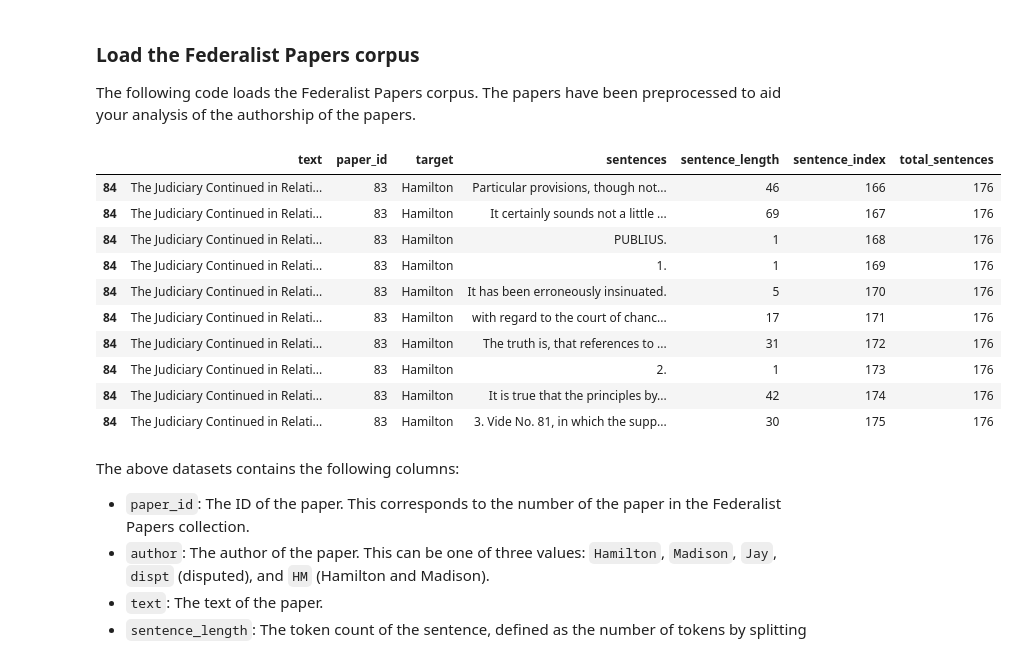
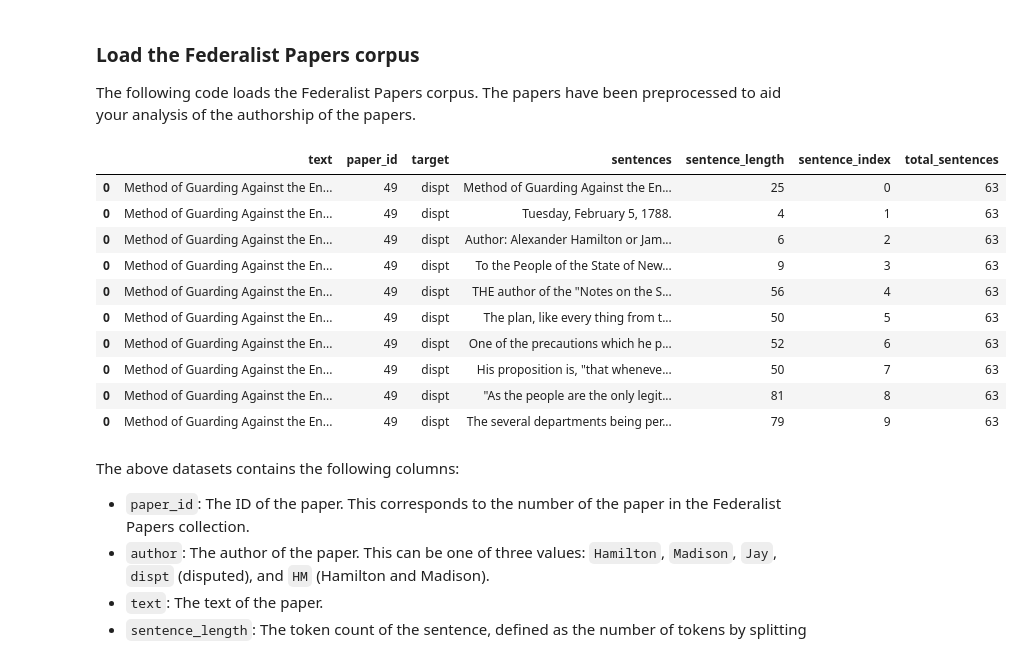
Before and after one commit to rija-masroor/DATA340_Project2, a Jupyter notebook: 02_Author_Prediction_RNN_Model.ipynb, the cells around one changed output. Saved outputs shown, nothing was run; the diff lists cells and outputs as text; code cells hidden in the pictures.

```diff
--- a/02_Author_Prediction_RNN_Model.ipynb
+++ b/02_Author_Prediction_RNN_Model.ipynb
@@ -119,19 +119,19 @@ Total number of disputed papers: 11
 The following code loads the Federalist Papers corpus. The papers have been preprocessed to aid your analysis of the authorship of the papers.
 # %%
 corpus = pd.read_pickle('fp_corpus.pkl')
-corpus.tail(10)
+corpus.head(10)
 # %% [output]
 |  | text | paper_id | target | sentences | sentence_length | sentence_index | total_sentences |
-| 84 | The Judiciary Continued in Relati... | 83 | Hamilton | Particular provisions, though not... | 46 | 166 | 176 |
-| 84 | The Judiciary Continued in Relati... | 83 | Hamilton | It certainly sounds not a little ... | 69 | 167 | 176 |
-| 84 | The Judiciary Continued in Relati... | 83 | Hamilton | PUBLIUS. | 1 | 168 | 176 |
-| 84 | The Judiciary Continued in Relati... | 83 | Hamilton | 1. | 1 | 169 | 176 |
-| 84 | The Judiciary Continued in Relati... | 83 | Hamilton | It has been erroneously insinuated. | 5 | 170 | 176 |
-| 84 | The Judiciary Continued in Relati... | 83 | Hamilton | with regard to the court of chanc... | 17 | 171 | 176 |
-| 84 | The Judiciary Continued in Relati... | 83 | Hamilton | The truth is, that references to ... | 31 | 172 | 176 |
-| 84 | The Judiciary Continued in Relati... | 83 | Hamilton | 2. | 1 | 173 | 176 |
-| 84 | The Judiciary Continued in Relati... | 83 | Hamilton | It is true that the principles by... | 42 | 174 | 176 |
-| 84 | The Judiciary Continued in Relati... | 83 | Hamilton | 3. Vide No. 81, in which the supp... | 30 | 175 | 176 |
+| 0 | Method of Guarding Against the En... | 49 | dispt | Method of Guarding Against the En... | 25 | 0 | 63 |
+| 0 | Method of Guarding Against the En... | 49 | dispt | Tuesday, February 5, 1788. | 4 | 1 | 63 |
+| 0 | Method of Guarding Against the En... | 49 | dispt | Author: Alexander Hamilton or Jam... | 6 | 2 | 63 |
+| 0 | Method of Guarding Against the En... | 49 | dispt | To the People of the State of New... | 9 | 3 | 63 |
+| 0 | Method of Guarding Against the En... | 49 | dispt | THE author of the "Notes on the S... | 56 | 4 | 63 |
+| 0 | Method of Guarding Against the En... | 49 | dispt | The plan, like every thing from t... | 50 | 5 | 63 |
+| 0 | Method of Guarding Against the En... | 49 | dispt | One of the precautions which he p... | 52 | 6 | 63 |
+| 0 | Method of Guarding Against the En... | 49 | dispt | His proposition is, "that wheneve... | 50 | 7 | 63 |
+| 0 | Method of Guarding Against the En... | 49 | dispt | "As the people are the only legit... | 81 | 8 | 63 |
+| 0 | Method of Guarding Against the En... | 49 | dispt | The several departments being per... | 79 | 9 | 63 |
 # %% [markdown]
 The above datasets contains the following columns:
 
```
Also changed, not shown: parts of 11 cells of this notebook, 1 other file.
